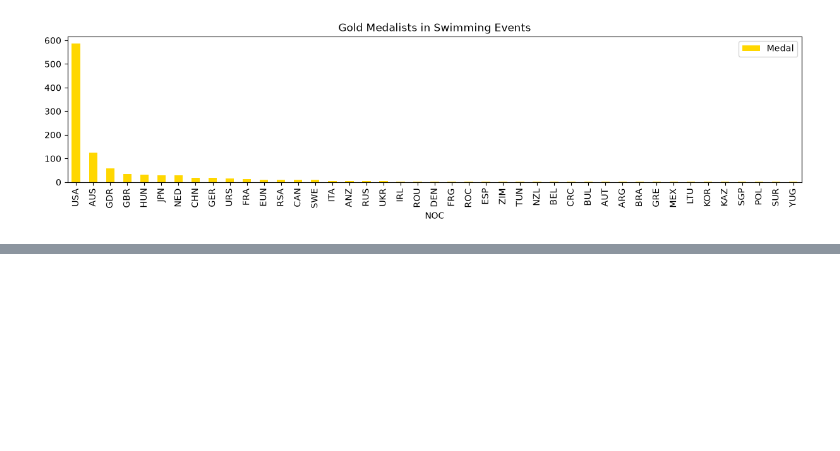
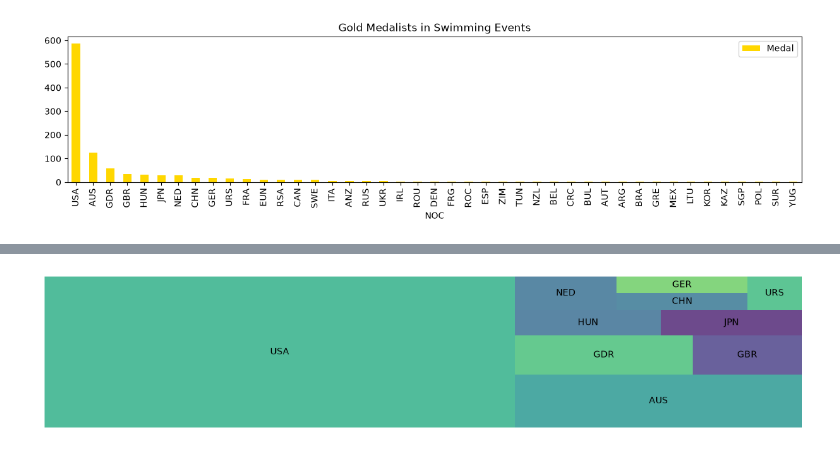
Before and after one commit to blueberry2187/SwimmingTest, a Jupyter notebook: FOR VISUALS Swimmer Data Set Python File copy.ipynb, the cells around one changed output, grey strips where cells are left out. Saved outputs shown, nothing was run; the diff lists cells and outputs as text; code cells hidden in the pictures; blank space fills up the shorter version.

```diff
--- a/FOR VISUALS Swimmer Data Set Python File copy.ipynb
+++ b/FOR VISUALS Swimmer Data Set Python File copy.ipynb
@@ -101,5 +113,5 @@ df_noc_agg_bronze
 # %% [markdown]
 1. LOOKING AT THE MEDALS USA HAS GAINED AS BAR GRAPH AND LINE GRAPH - Felix Pilny
 # %%
-df_noc_agg_gold.nlargest(10, "Medal")
+df_noc_agg_gold_10 = df_noc_agg_gold.nlargest(10, "Medal")
 #Looking at top 50 countries with the most gold medals in swimming events.
@@ -132,0 +134,7 @@ NameError: name 'squarify' is not defined
+# %%
+plt.figure(figsize=(15,3))
+squarify.plot(sizes=df_noc_agg_gold_10['Medal'], label=df_noc_agg_gold_10['NOC'], alpha=.8)
+plt.axis('off')
+plt.show()
+# %% [output]
+[figure, added]
```
Also changed, not shown: parts of 3 cells of this notebook.
